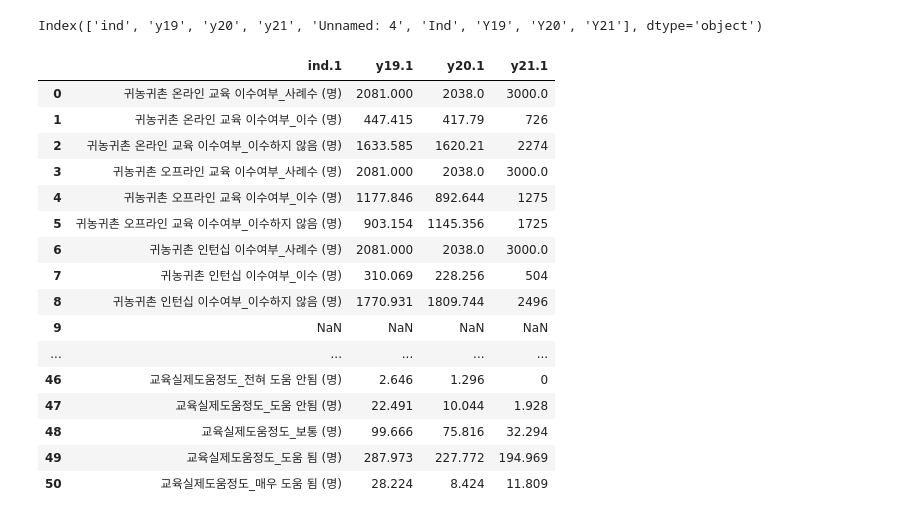
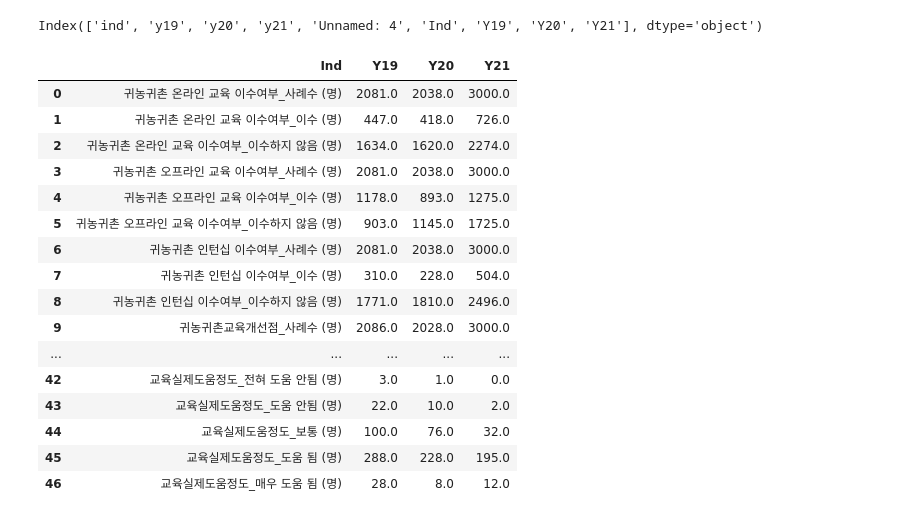
Before and after one commit to limyerin/contest, a Jupyter notebook: test2.ipynb, the cells around one changed output. Cells and saved outputs as stored; diff of their text form; code cells hidden in the pictures.

```diff
--- a/test2.ipynb
+++ b/test2.ipynb
@@ -163,20 +160,0 @@ pdata2
-# %%
-data
-# %% [output]
-|  | ind.1 | y19.1 | y20.1 | y21.1 |
-| 0 | 귀농귀촌 온라인 교육 이수여부_사례수 (명) | 2081.000 | 2038.0 | 3000.0 |
-| 1 | 귀농귀촌 온라인 교육 이수여부_이수 (명) | 447.415 | 417.79 | 726 |
-| 2 | 귀농귀촌 온라인 교육 이수여부_이수하지 않음 (명) | 1633.585 | 1620.21 | 2274 |
-| 3 | 귀농귀촌 오프라인 교육 이수여부_사례수 (명) | 2081.000 | 2038.0 | 3000.0 |
-| 4 | 귀농귀촌 오프라인 교육 이수여부_이수 (명) | 1177.846 | 892.644 | 1275 |
-| 5 | 귀농귀촌 오프라인 교육 이수여부_이수하지 않음 (명) | 903.154 | 1145.356 | 1725 |
-| 6 | 귀농귀촌 인턴십 이수여부_사례수 (명) | 2081.000 | 2038.0 | 3000.0 |
-| 7 | 귀농귀촌 인턴십 이수여부_이수 (명) | 310.069 | 228.256 | 504 |
-| 8 | 귀농귀촌 인턴십 이수여부_이수하지 않음 (명) | 1770.931 | 1809.744 | 2496 |
-| 9 | NaN | NaN | NaN | NaN |
-| ... | ... | ... | ... | ... |
-| 46 | 교육실제도움정도_전혀 도움 안됨 (명) | 2.646 | 1.296 | 0 |
-| 47 | 교육실제도움정도_도움 안됨 (명) | 22.491 | 10.044 | 1.928 |
-| 48 | 교육실제도움정도_보통 (명) | 99.666 | 75.816 | 32.294 |
-| 49 | 교육실제도움정도_도움 됨 (명) | 287.973 | 227.772 | 194.969 |
-| 50 | 교육실제도움정도_매우 도움 됨 (명) | 28.224 | 8.424 | 11.809 |
@@ -182,0 +163,25 @@ data
+# %%
+pdata.set_index('Ind')
+pdata.replace("#VALUE!",0,inplace=True)
+# %%
+pdata3=pdata.round(0)
+# %%
+pdata3
+# %% [output]
+|  | Ind | Y19 | Y20 | Y21 |
+| 0 | 귀농귀촌 온라인 교육 이수여부_사례수 (명) | 2081.0 | 2038.0 | 3000.0 |
+| 1 | 귀농귀촌 온라인 교육 이수여부_이수 (명) | 447.0 | 418.0 | 726.0 |
+| 2 | 귀농귀촌 온라인 교육 이수여부_이수하지 않음 (명) | 1634.0 | 1620.0 | 2274.0 |
+| 3 | 귀농귀촌 오프라인 교육 이수여부_사례수 (명) | 2081.0 | 2038.0 | 3000.0 |
+| 4 | 귀농귀촌 오프라인 교육 이수여부_이수 (명) | 1178.0 | 893.0 | 1275.0 |
+| 5 | 귀농귀촌 오프라인 교육 이수여부_이수하지 않음 (명) | 903.0 | 1145.0 | 1725.0 |
+| 6 | 귀농귀촌 인턴십 이수여부_사례수 (명) | 2081.0 | 2038.0 | 3000.0 |
+| 7 | 귀농귀촌 인턴십 이수여부_이수 (명) | 310.0 | 228.0 | 504.0 |
+| 8 | 귀농귀촌 인턴십 이수여부_이수하지 않음 (명) | 1771.0 | 1810.0 | 2496.0 |
+| 9 | 귀농귀촌교육개선점_사례수 (명) | 2086.0 | 2028.0 | 3000.0 |
+| ... | ... | ... | ... | ... |
+| 42 | 교육실제도움정도_전혀 도움 안됨 (명) | 3.0 | 1.0 | 0.0 |
+| 43 | 교육실제도움정도_도움 안됨 (명) | 22.0 | 10.0 | 2.0 |
+| 44 | 교육실제도움정도_보통 (명) | 100.0 | 76.0 | 32.0 |
+| 45 | 교육실제도움정도_도움 됨 (명) | 288.0 | 228.0 | 195.0 |
+| 46 | 교육실제도움정도_매우 도움 됨 (명) | 28.0 | 8.0 | 12.0 |
```
Also changed, not shown: parts of 12 cells of this notebook.
